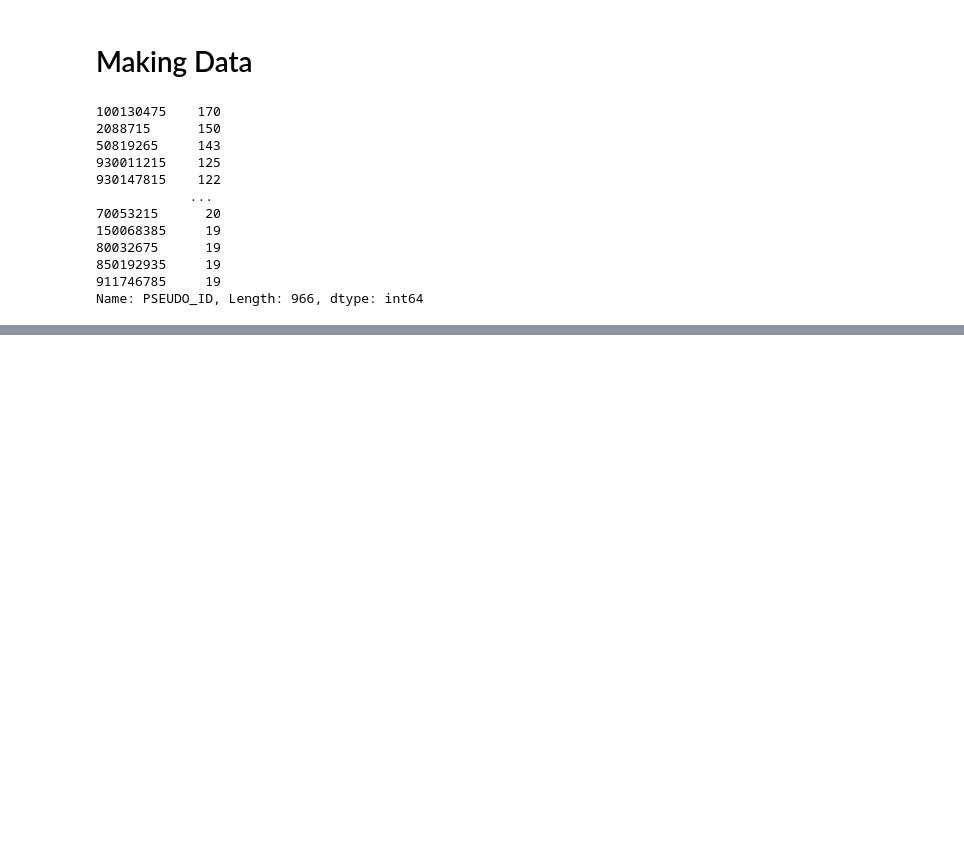
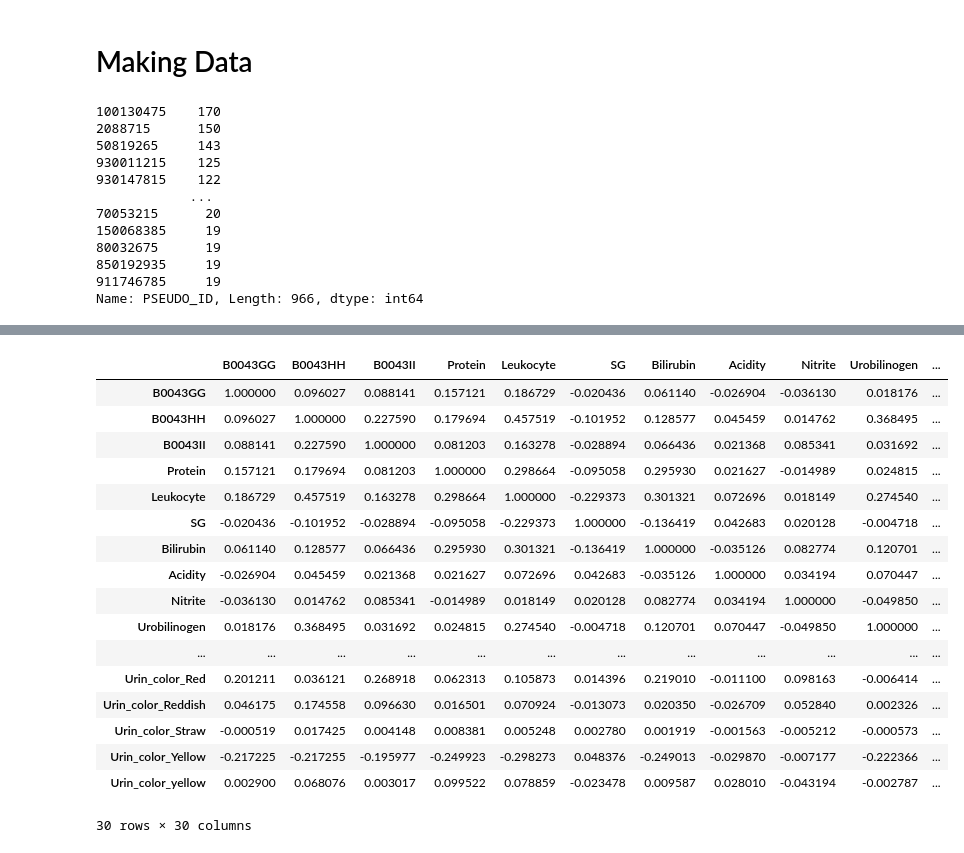
Before and after one commit to Choi-JaeSung/Industrial_AI_Challenge_2022, a Jupyter notebook: Making_Dataset/Making_Dataset.ipynb, the cells around one changed output, grey strips where cells are left out. Drawn from its saved outputs; the diff is of its cells as text; code cells hidden in the pictures; blank space fills up the shorter version.

```diff
--- a/Making_Dataset/Making_Dataset.ipynb
+++ b/Making_Dataset/Making_Dataset.ipynb
@@ -104,0 +326,21 @@ Name: PSEUDO_ID, Length: 966, dtype: int64
+# %%
+dataset.corr()
+# %% [output]
+|  | B0043GG | B0043HH | B0043II | Protein | Leukocyte | SG | Bilirubin | Acidity | Nitrite | Urobilinogen | ... |
+| B0043GG | 1.000000 | 0.096027 | 0.088141 | 0.157121 | 0.186729 | -0.020436 | 0.061140 | -0.026904 | -0.036130 | 0.018176 | ... |
+| B0043HH | 0.096027 | 1.000000 | 0.227590 | 0.179694 | 0.457519 | -0.101952 | 0.128577 | 0.045459 | 0.014762 | 0.368495 | ... |
+| B0043II | 0.088141 | 0.227590 | 1.000000 | 0.081203 | 0.163278 | -0.028894 | 0.066436 | 0.021368 | 0.085341 | 0.031692 | ... |
+| Protein | 0.157121 | 0.179694 | 0.081203 | 1.000000 | 0.298664 | -0.095058 | 0.295930 | 0.021627 | -0.014989 | 0.024815 | ... |
+| Leukocyte | 0.186729 | 0.457519 | 0.163278 | 0.298664 | 1.000000 | -0.229373 | 0.301321 | 0.072696 | 0.018149 | 0.274540 | ... |
+| SG | -0.020436 | -0.101952 | -0.028894 | -0.095058 | -0.229373 | 1.000000 | -0.136419 | 0.042683 | 0.020128 | -0.004718 | ... |
+| Bilirubin | 0.061140 | 0.128577 | 0.066436 | 0.295930 | 0.301321 | -0.136419 | 1.000000 | -0.035126 | 0.082774 | 0.120701 | ... |
+| Acidity | -0.026904 | 0.045459 | 0.021368 | 0.021627 | 0.072696 | 0.042683 | -0.035126 | 1.000000 | 0.034194 | 0.070447 | ... |
+| Nitrite | -0.036130 | 0.014762 | 0.085341 | -0.014989 | 0.018149 | 0.020128 | 0.082774 | 0.034194 | 1.000000 | -0.049850 | ... |
+| Urobilinogen | 0.018176 | 0.368495 | 0.031692 | 0.024815 | 0.274540 | -0.004718 | 0.120701 | 0.070447 | -0.049850 | 1.000000 | ... |
+| ... | ... | ... | ... | ... | ... | ... | ... | ... | ... | ... | ... |
+| Urin_color_Red | 0.201211 | 0.036121 | 0.268918 | 0.062313 | 0.105873 | 0.014396 | 0.219010 | -0.011100 | 0.098163 | -0.006414 | ... |
+| Urin_color_Reddish | 0.046175 | 0.174558 | 0.096630 | 0.016501 | 0.070924 | -0.013073 | 0.020350 | -0.026709 | 0.052840 | 0.002326 | ... |
+| Urin_color_Straw | -0.000519 | 0.017425 | 0.004148 | 0.008381 | 0.005248 | 0.002780 | 0.001919 | -0.001563 | -0.005212 | -0.000573 | ... |
+| Urin_color_Yellow | -0.217225 | -0.217255 | -0.195977 | -0.249923 | -0.298273 | 0.048376 | -0.249013 | -0.029870 | -0.007177 | -0.222366 | ... |
+| Urin_color_yellow | 0.002900 | 0.068076 | 0.003017 | 0.099522 | 0.078859 | -0.023478 | 0.009587 | 0.028010 | -0.043194 | -0.002787 | ... |
+30 rows × 30 columns
```
Also changed, not shown: parts of 34 cells of this notebook, 5 other files.
